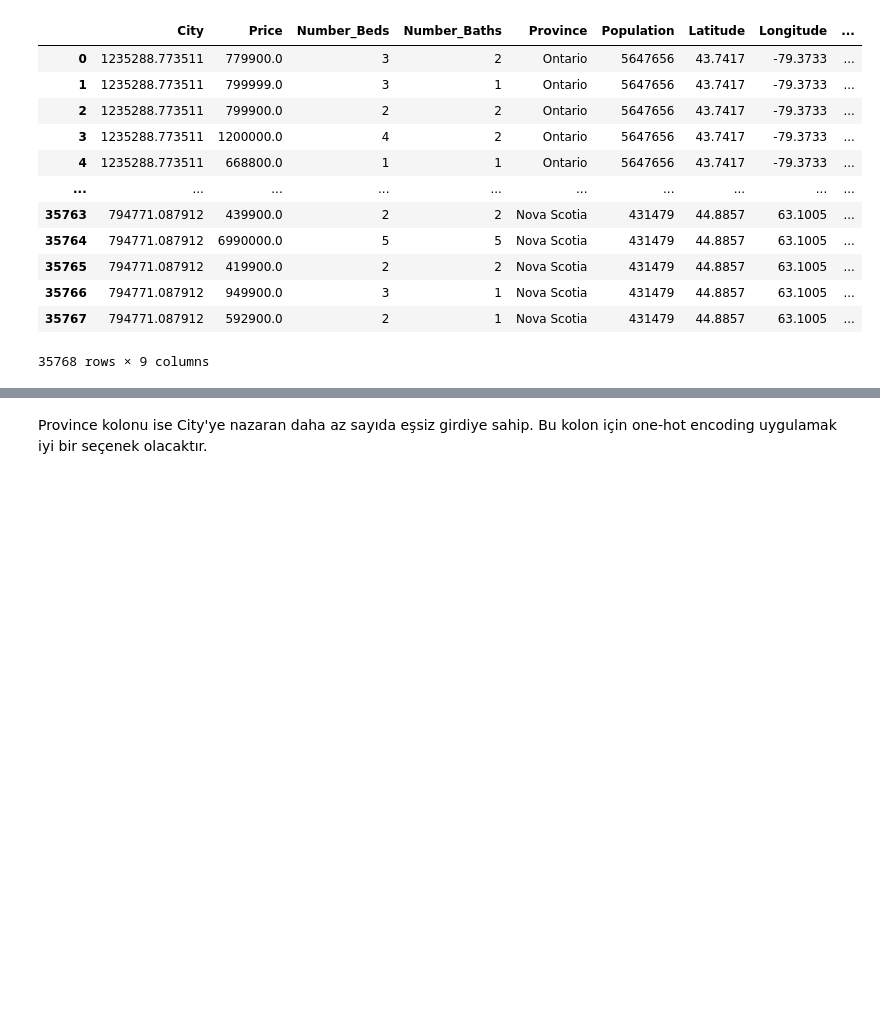
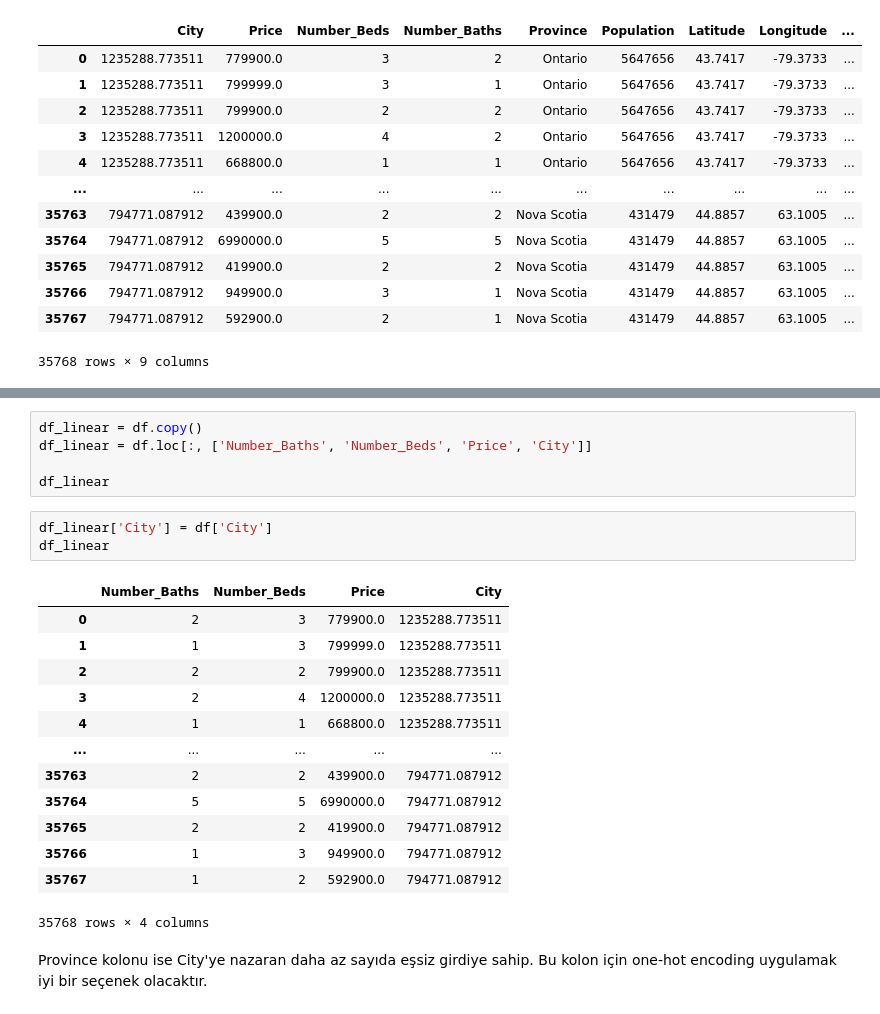
Before and after one commit to BoraDere/HUAI-ARGE, a Jupyter notebook: Canadian house prices for top cities/reg.ipynb, the cells around one changed output, grey strips where cells are left out. Saved outputs shown, nothing was run; the diff lists cells and outputs as text; blank space fills up the shorter version.

```diff
--- a/Canadian house prices for top cities/reg.ipynb
+++ b/Canadian house prices for top cities/reg.ipynb
@@ -169,3 +203,25 @@ df
+# %%
+df_linear = df.copy()
+df_linear = df.loc[:, ['Number_Baths', 'Number_Beds', 'Price', 'City']]
+
+df_linear
+# %%
+df_linear['City'] = df['City']
+df_linear
+# %% [output]
+|  | Number_Baths | Number_Beds | Price | City |
+| 0 | 2 | 3 | 779900.0 | 1235288.773511 |
+| 1 | 1 | 3 | 799999.0 | 1235288.773511 |
+| 2 | 2 | 2 | 799900.0 | 1235288.773511 |
+| 3 | 2 | 4 | 1200000.0 | 1235288.773511 |
+| 4 | 1 | 1 | 668800.0 | 1235288.773511 |
+| ... | ... | ... | ... | ... |
+| 35763 | 2 | 2 | 439900.0 | 794771.087912 |
+| 35764 | 5 | 5 | 6990000.0 | 794771.087912 |
+| 35765 | 2 | 2 | 419900.0 | 794771.087912 |
+| 35766 | 1 | 3 | 949900.0 | 794771.087912 |
+| 35767 | 1 | 2 | 592900.0 | 794771.087912 |
+35768 rows × 4 columns
 # %% [markdown]
 Province kolonu ise City'ye nazaran daha az sayıda eşsiz girdiye sahip. Bu kolon için one-hot encoding uygulamak iyi bir seçenek olacaktır.
 # %%
```
Also changed, not shown: parts of 56 cells of this notebook, 1 other file.
